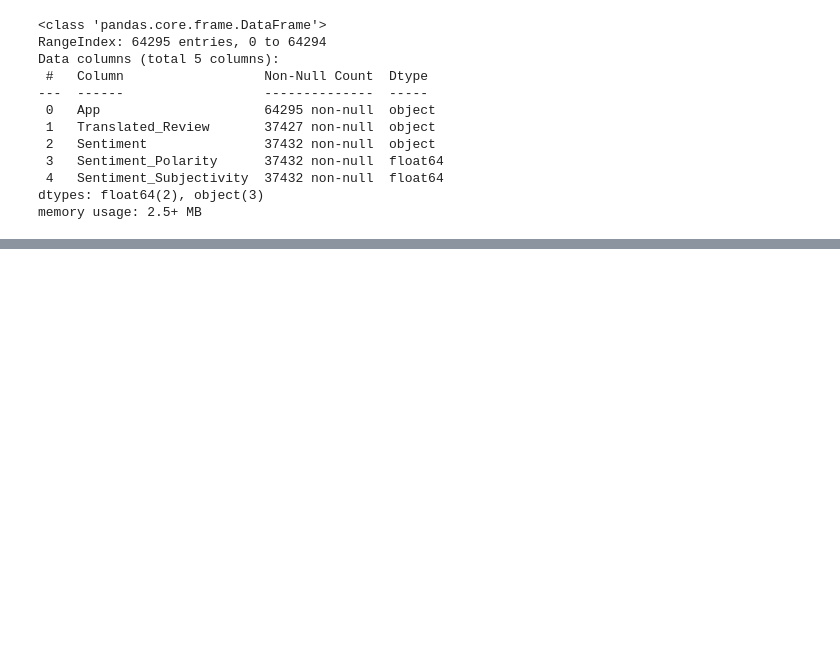
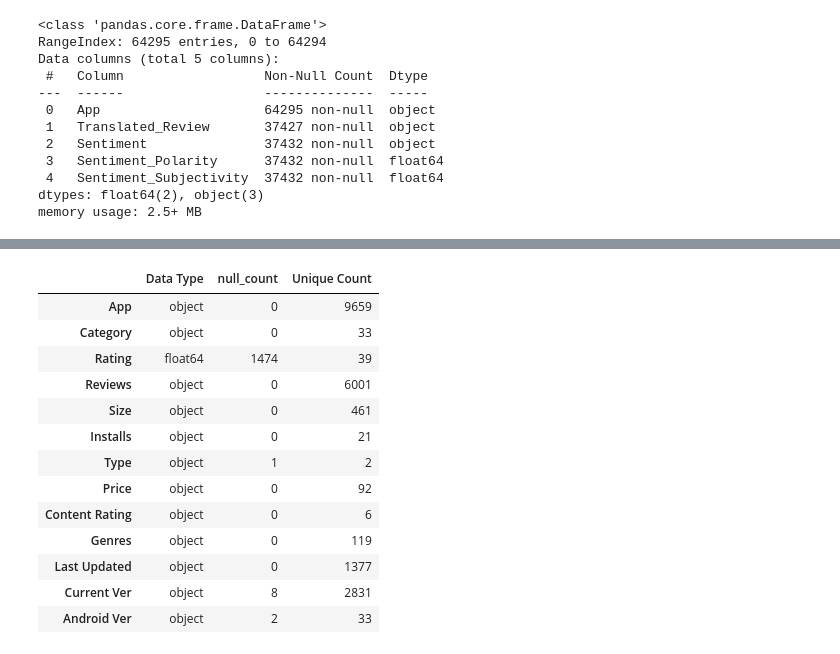
Before and after one commit to MohammedSaudh/Play-Store-App-Review-Analysis, a Jupyter notebook: Play_Store_App_Review_Analysis_Capstone_Project.ipynb, the cells around one changed output, grey strips where cells are left out. Cells and saved outputs as stored; diff of their text form; code cells hidden in the pictures; blank space fills up the shorter version.

```diff
--- a/Play_Store_App_Review_Analysis_Capstone_Project.ipynb
+++ b/Play_Store_App_Review_Analysis_Capstone_Project.ipynb
@@ -89,0 +121,24 @@ play_store_data.shape
+# %%
+def printinfo():
+  temp = pd.DataFrame(index=play_store_data.columns)
+  temp['Data Type'] = play_store_data.dtypes
+  temp['null_count'] = play_store_data.isnull().sum()
+  temp['Unique Count'] = play_store_data.nunique()
+  return temp
+# %%
+printinfo()
+# %% [output]
+|  | Data Type | null_count | Unique Count |
+| App | object | 0 | 9659 |
+| Category | object | 0 | 33 |
+| Rating | float64 | 1474 | 39 |
+| Reviews | object | 0 | 6001 |
+| Size | object | 0 | 461 |
+| Installs | object | 0 | 21 |
+| Type | object | 1 | 2 |
+| Price | object | 0 | 92 |
+| Content Rating | object | 0 | 6 |
+| Genres | object | 0 | 119 |
+| Last Updated | object | 0 | 1377 |
+| Current Ver | object | 8 | 2831 |
+| Android Ver | object | 2 | 33 |
```
Also changed, not shown: parts of 10 cells of this notebook.
